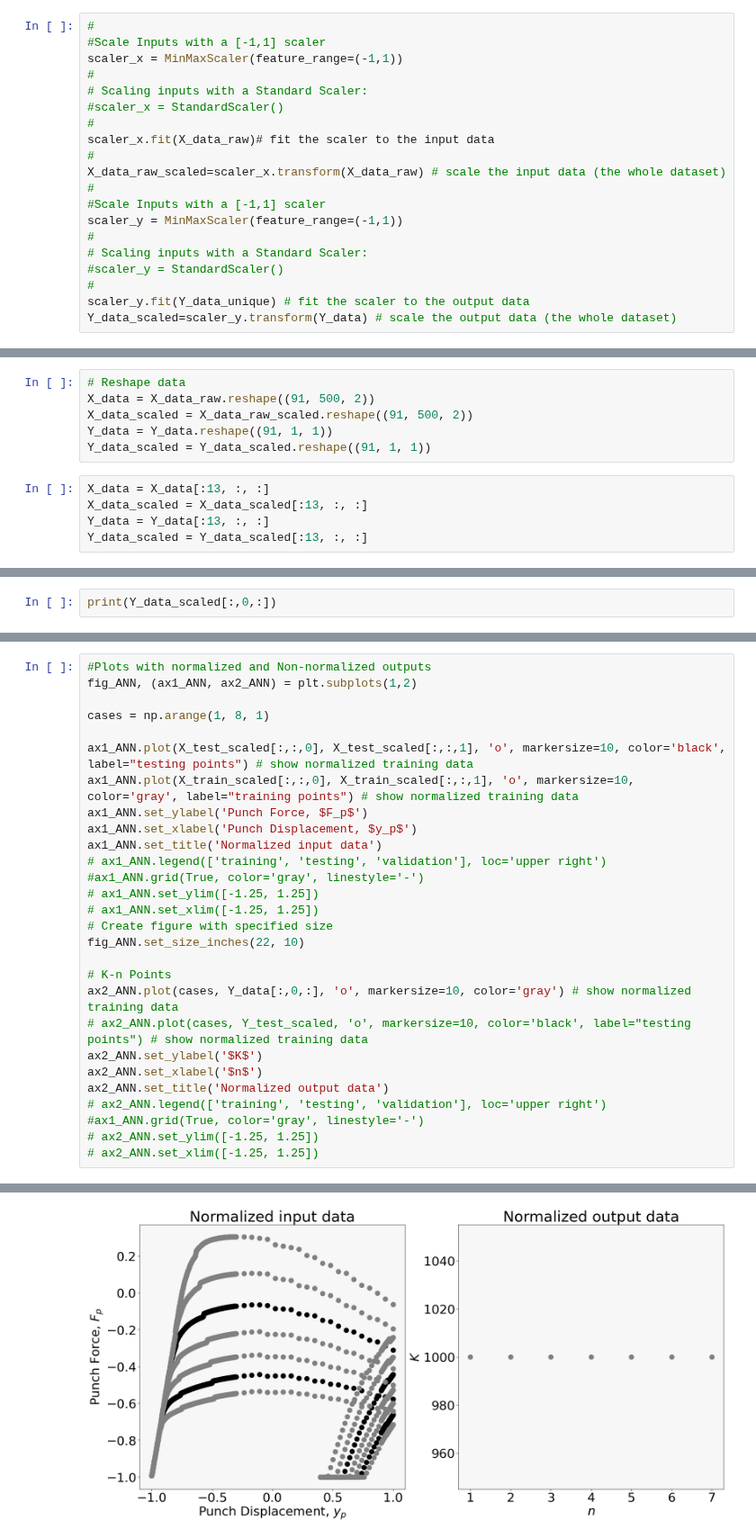
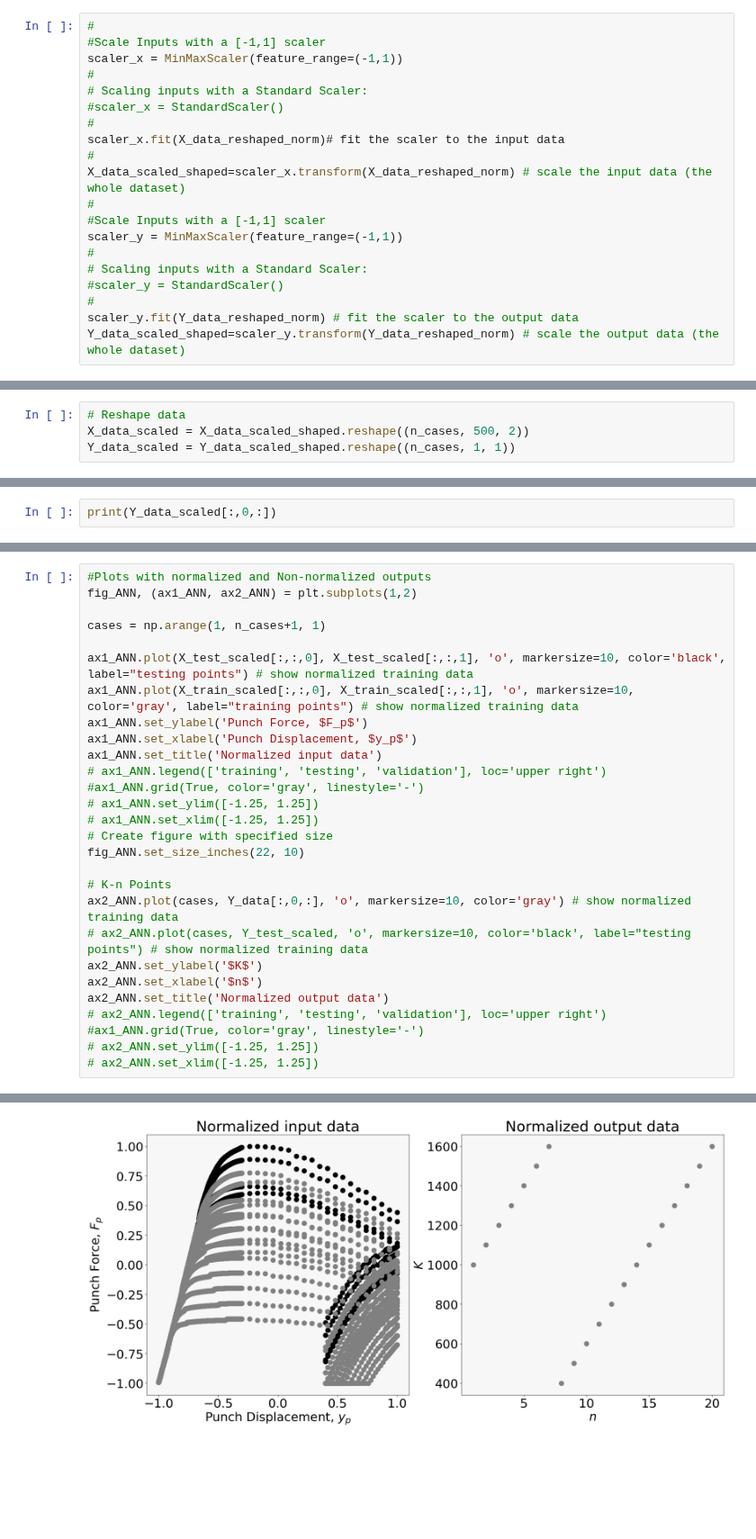
Before and after one commit to DaJaCruz/PhD, a Jupyter notebook: RNN.ipynb, the cells around one changed output, grey strips where cells are left out. Shown at 90% size. Saved outputs shown, nothing was run; the diff lists cells and outputs as text; blank space fills up the shorter version.

```diff
--- a/RNN.ipynb
+++ b/RNN.ipynb
@@ -69,9 +85,9 @@ scaler_x = MinMaxScaler(feature_range=(-1,1))
 # Scaling inputs with a Standard Scaler:
 #scaler_x = StandardScaler()
 #
-scaler_x.fit(X_data_raw)# fit the scaler to the input data
+scaler_x.fit(X_data_reshaped_norm)# fit the scaler to the input data
 #
-X_data_raw_scaled=scaler_x.transform(X_data_raw) # scale the input data (the whole dataset)
+X_data_scaled_shaped=scaler_x.transform(X_data_reshaped_norm) # scale the input data (the whole dataset)
 #
 #Scale Inputs with a [-1,1] scaler
 scaler_y = MinMaxScaler(feature_range=(-1,1))
@@ -79,5 +95,5 @@ scaler_y = MinMaxScaler(feature_range=(-1,1))
 # Scaling inputs with a Standard Scaler:
 #scaler_y = StandardScaler()
 #
-scaler_y.fit(Y_data_unique) # fit the scaler to the output data
-Y_data_scaled=scaler_y.transform(Y_data) # scale the output data (the whole dataset)
+scaler_y.fit(Y_data_reshaped_norm) # fit the scaler to the output data
+Y_data_scaled_shaped=scaler_y.transform(Y_data_reshaped_norm) # scale the output data (the whole dataset)
@@ -105,11 +99,0 @@ print(Y_data)
-# %%
-# Reshape data
-X_data = X_data_raw.reshape((91, 500, 2))
-X_data_scaled = X_data_raw_scaled.reshape((91, 500, 2))
-Y_data = Y_data.reshape((91, 1, 1))
-Y_data_scaled = Y_data_scaled.reshape((91, 1, 1))
-# %%
-X_data = X_data[:13, :, :]
-X_data_scaled = X_data_scaled[:13, :, :]
-Y_data = Y_data[:13, :, :]
-Y_data_scaled = Y_data_scaled[:13, :, :]
@@ -135,0 +100,4 @@ print(Y_data)
+# %%
+# Reshape data
+X_data_scaled = X_data_scaled_shaped.reshape((n_cases, 500, 2))
+Y_data_scaled = Y_data_scaled_shaped.reshape((n_cases, 1, 1))
@@ -217,34 +193,34 @@ print(X_test_scaled[:,:,1])
 # %%
 #Plots with normalized and Non-normalized outputs
 fig_ANN, (ax1_ANN, ax2_ANN) = plt.subplots(1,2)
 
-cases = np.arange(1, 8, 1)
+cases = np.arange(1, n_cases+1, 1)
 
 ax1_ANN.plot(X_test_scaled[:,:,0], X_test_scaled[:,:,1], 'o', markersize=10, color='black', label="testing points") # show normalized training data
 ax1_ANN.plot(X_train_scaled[:,:,0], X_train_scaled[:,:,1], 'o', markersize=10, color='gray', label="training points") # show normalized training data
 ax1_ANN.set_ylabel('Punch Force, $F_p$')
 ax1_ANN.set_xlabel('Punch Displacement, $y_p$')
 ax1_ANN.set_title('Normalized input data')
 # ax1_ANN.legend(['training', 'testing', 'validation'], loc='upper right')
 #ax1_ANN.grid(True, color='gray', linestyle='-')
 # ax1_ANN.set_ylim([-1.25, 1.25])
 # ax1_ANN.set_xlim([-1.25, 1.25])
 # Create figure with specified size
 fig_ANN.set_size_inches(22, 10)
 
 # K-n Points
 ax2_ANN.plot(cases, Y_data[:,0,:], 'o', markersize=10, color='gray') # show normalized training data
 # ax2_ANN.plot(cases, Y_test_scaled, 'o', markersize=10, color='black', label="testing points") # show normalized training data
 ax2_ANN.set_ylabel('$K$')
 ax2_ANN.set_xlabel('$n$')
 ax2_ANN.set_title('Normalized output data')
 # ax2_ANN.legend(['training', 'testing', 'validation'], loc='upper right')
 #ax1_ANN.grid(True, color='gray', linestyle='-')
 # ax2_ANN.set_ylim([-1.25, 1.25])
 # ax2_ANN.set_xlim([-1.25, 1.25])
 # %% [output]
 Text(0.5, 1.0, 'Normalized output data')
-[figure, old version]
+[figure, new version]
 # %%
 # Build the LSTM model
 model = Sequential()
```
Also changed, not shown: parts of 18 cells of this notebook.
